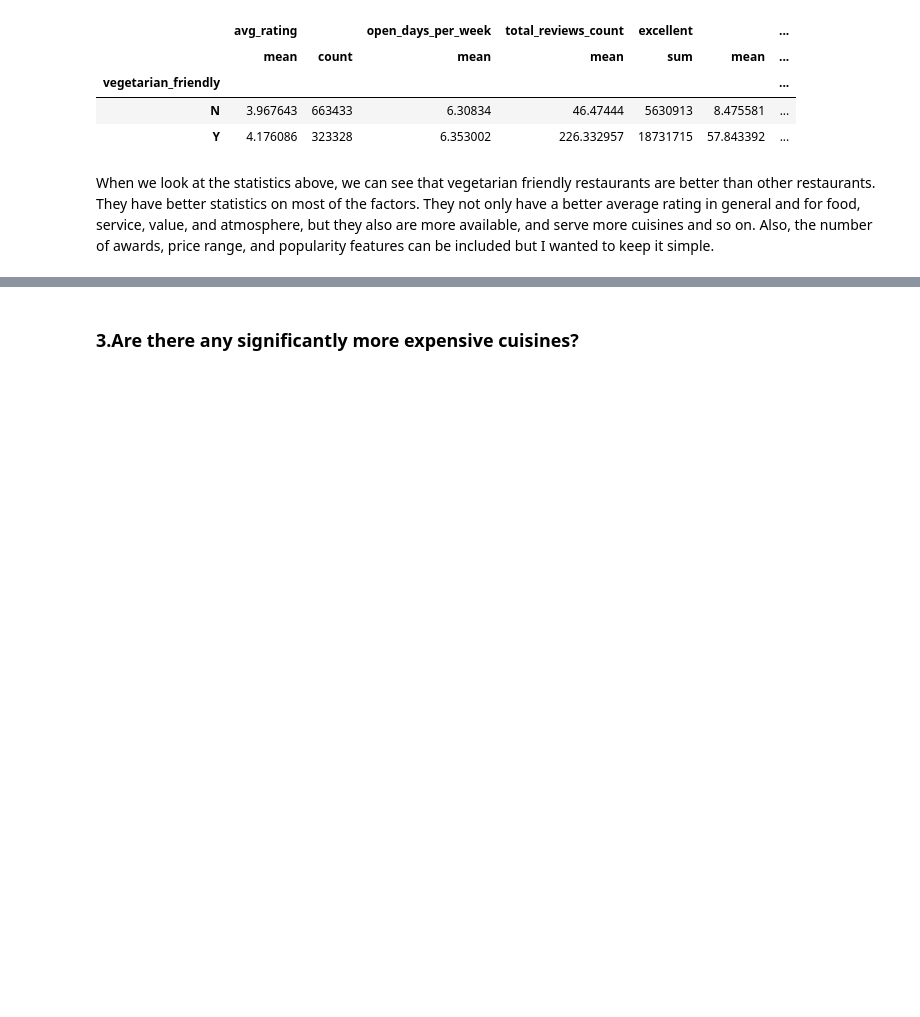
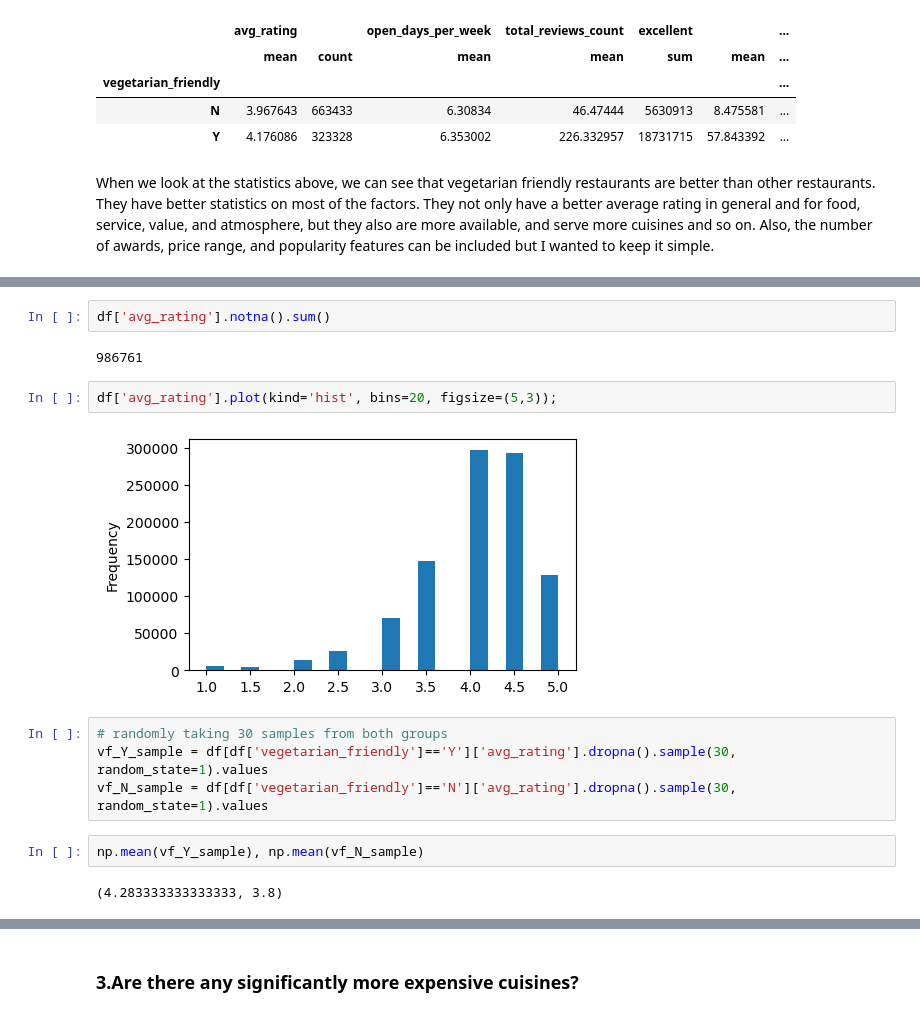
Before and after one commit to ihkaraman/foodstyles_tech_challenge, a Jupyter notebook: tech_challenge.ipynb, the cells around one changed output, grey strips where cells are left out. Drawn from its saved outputs; the diff is of its cells as text; blank space fills up the shorter version.

```diff
--- a/tech_challenge.ipynb
+++ b/tech_challenge.ipynb
@@ -309,0 +325,16 @@ When we look at the statistics above, we can see that vegetarian friendly restau
+# %%
+df['avg_rating'].notna().sum()
+# %% [output]
+986761
+# %%
+df['avg_rating'].plot(kind='hist', bins=20, figsize=(5,3));
+# %% [output]
+[figure, added]
+# %%
+# randomly taking 30 samples from both groups
+vf_Y_sample = df[df['vegetarian_friendly']=='Y']['avg_rating'].dropna().sample(30, random_state=1).values
+vf_N_sample = df[df['vegetarian_friendly']=='N']['avg_rating'].dropna().sample(30, random_state=1).values
+# %%
+np.mean(vf_Y_sample), np.mean(vf_N_sample)
+# %% [output]
+(4.283333333333333, 3.8)
```
Also changed, not shown: parts of 25 cells of this notebook, 1 other file.
